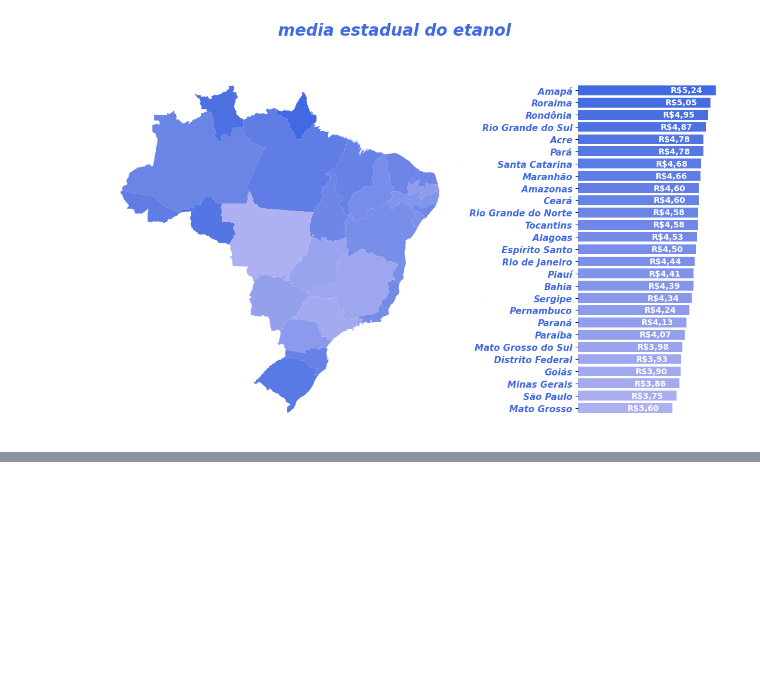
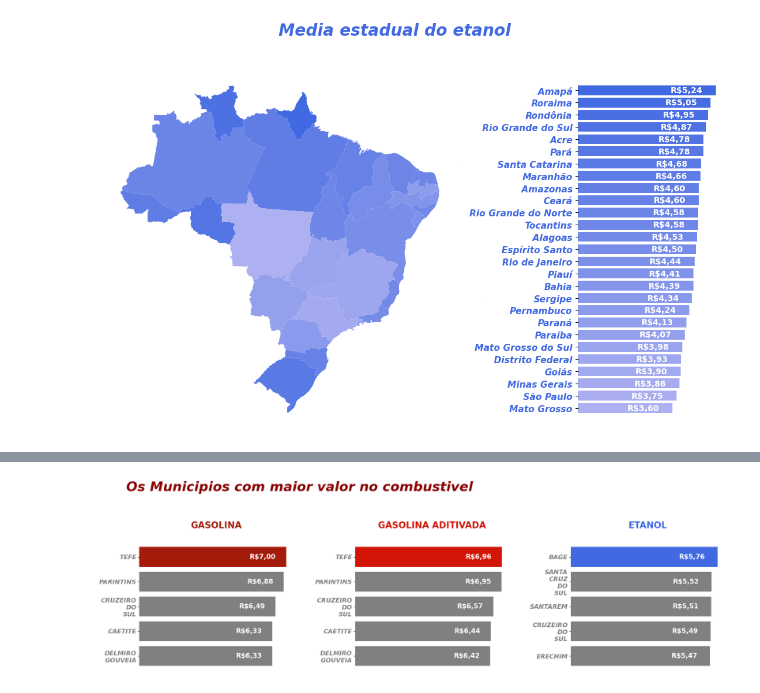
Before and after one commit to davidmidoria/analise_gasolina_etanol, a Jupyter notebook: teste.ipynb, the cells around one changed output, grey strips where cells are left out. Saved outputs shown, nothing was run; the diff lists cells and outputs as text; code cells hidden in the pictures; blank space fills up the shorter version.

```diff
--- a/teste.ipynb
+++ b/teste.ipynb
@@ -22,0 +27,4 @@ sc.media_etanol()
+# %%
+sc.municipios_caros()
+# %% [output]
+[figure, added]
```
Also changed, not shown: parts of 1 cell of this notebook, 2 other files.
